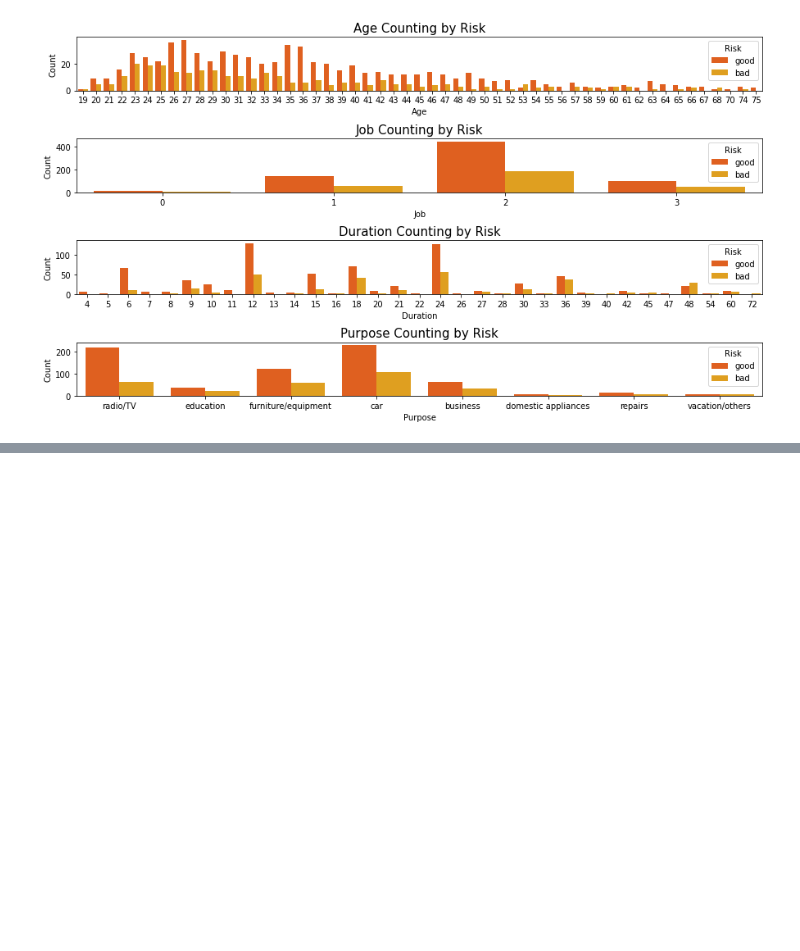
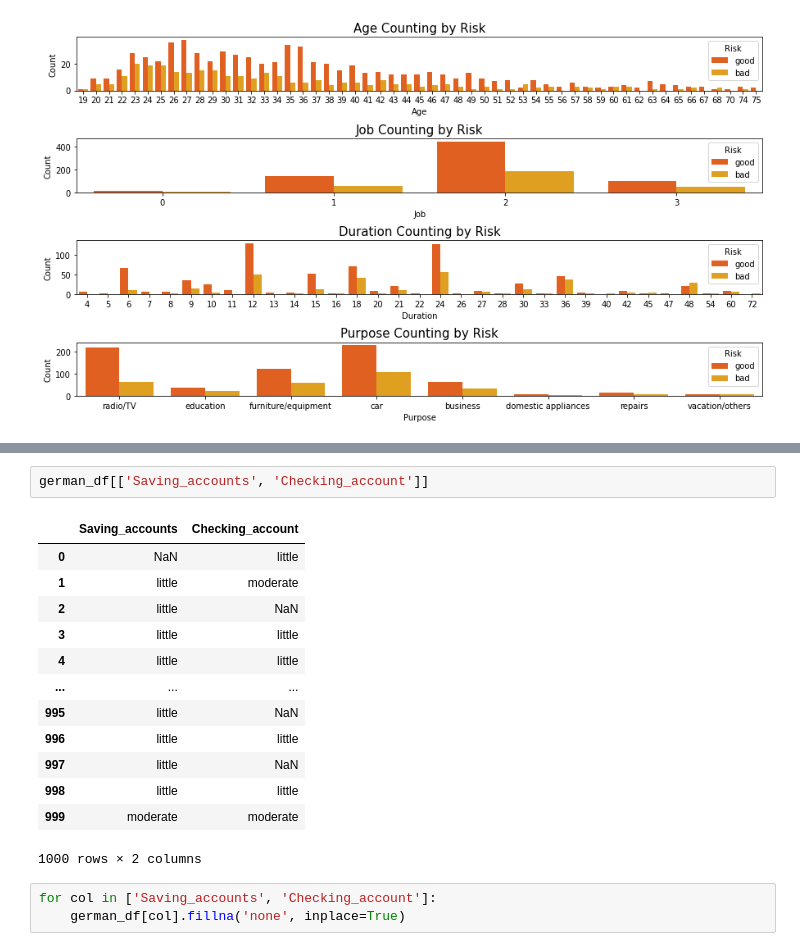
Before and after one commit to mariola5/German_Credit_Risk, a Jupyter notebook: German_Credit_Risk.ipynb, the cells around one changed output, grey strips where cells are left out. Saved outputs shown, nothing was run; the diff lists cells and outputs as text; blank space fills up the shorter version.

```diff
--- a/German_Credit_Risk.ipynb
+++ b/German_Credit_Risk.ipynb
@@ -103,0 +148,19 @@ plt.show()
+# %%
+german_df[['Saving_accounts', 'Checking_account']]
+# %% [output]
+|  | Saving_accounts | Checking_account |
+| 0 | NaN | little |
+| 1 | little | moderate |
+| 2 | little | NaN |
+| 3 | little | little |
+| 4 | little | little |
+| ... | ... | ... |
+| 995 | little | NaN |
+| 996 | little | little |
+| 997 | little | NaN |
+| 998 | little | little |
+| 999 | moderate | moderate |
+1000 rows × 2 columns
+# %%
+for col in ['Saving_accounts', 'Checking_account']:
+    german_df[col].fillna('none', inplace=True)
```
Also changed, not shown: parts of 9 cells of this notebook.
